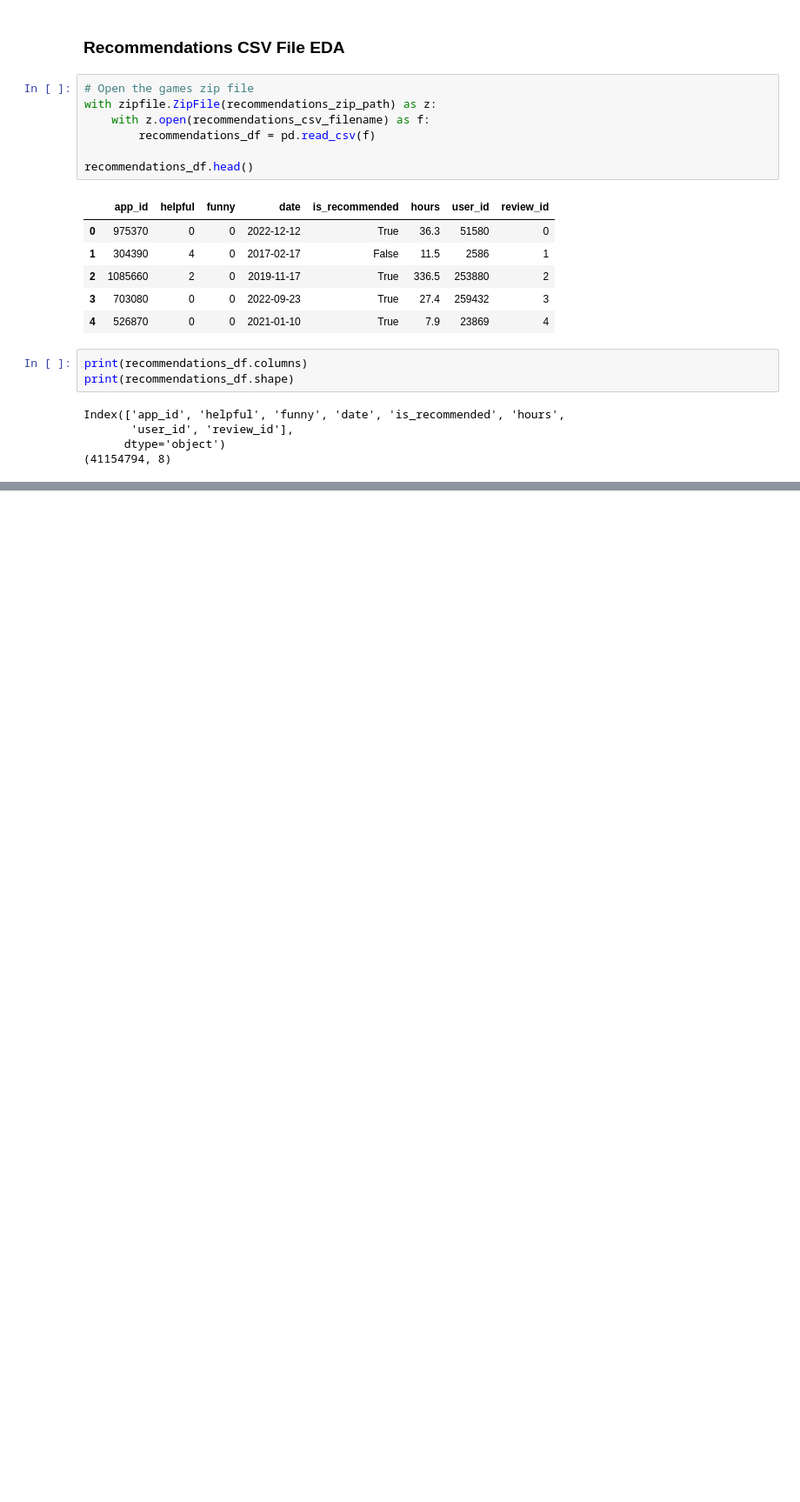
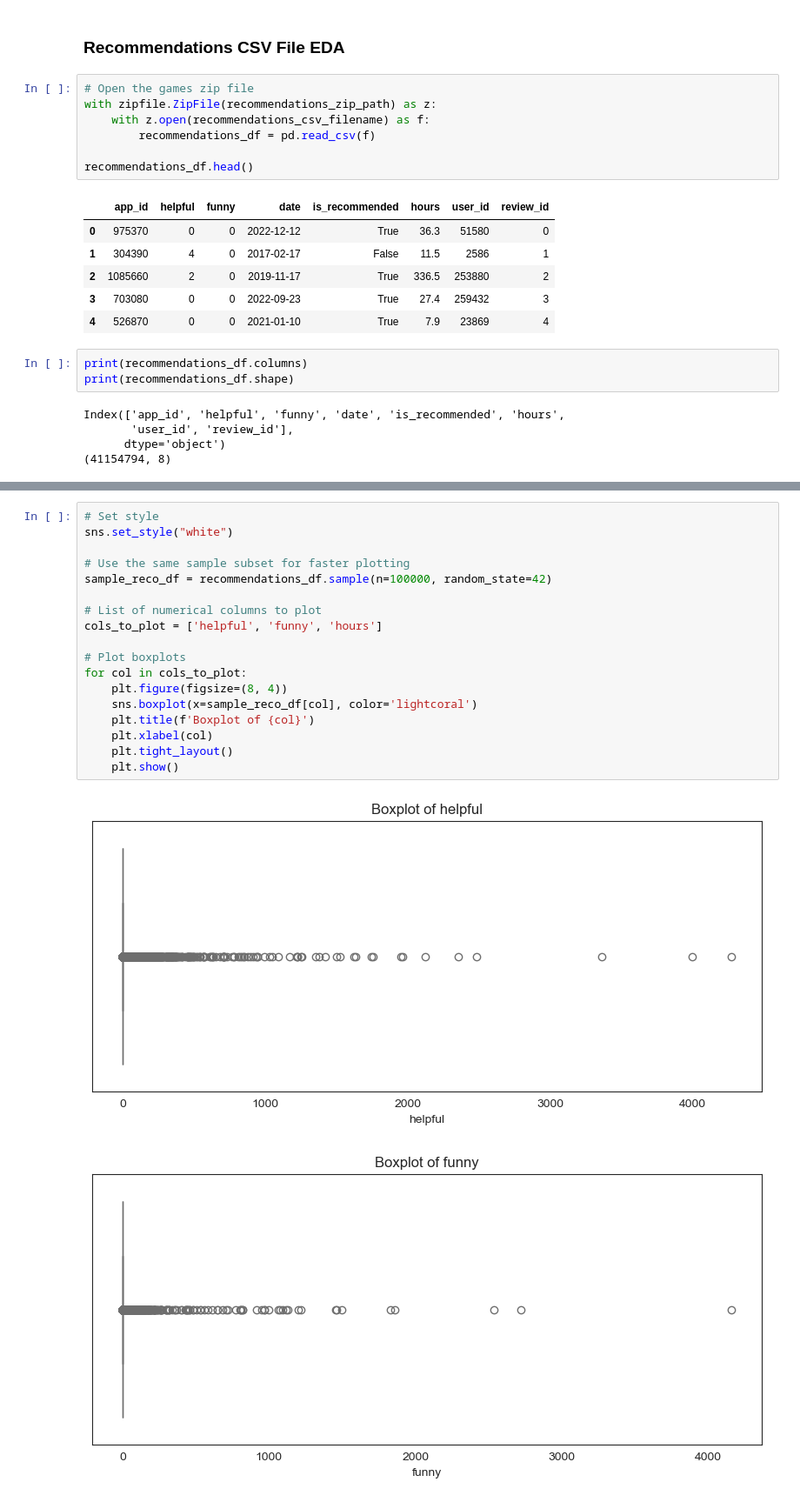
Before and after one commit to xiaojun1402/Recsys_Steam_Games, a Jupyter notebook: eda.ipynb, the cells around one changed output, grey strips where cells are left out. Shown at 87% size. Cells and saved outputs as stored; diff of their text form; blank space fills up the shorter version.

```diff
--- a/eda.ipynb
+++ b/eda.ipynb
@@ -445,0 +556,21 @@ Index(['app_id', 'helpful', 'funny', 'date', 'is_recommended', 'hours',
+# %%
+# Set style
+sns.set_style("white")
+
+# Use the same sample subset for faster plotting
+sample_reco_df = recommendations_df.sample(n=100000, random_state=42)
+
+# List of numerical columns to plot
+cols_to_plot = ['helpful', 'funny', 'hours']
+
+# Plot boxplots
+for col in cols_to_plot:
+    plt.figure(figsize=(8, 4))
+    sns.boxplot(x=sample_reco_df[col], color='lightcoral')
+    plt.title(f'Boxplot of {col}')
+    plt.xlabel(col)
+    plt.tight_layout()
+    plt.show()
+# %% [output]
+[figure, added]
+[figure, added]
```
Also changed, not shown: parts of 19 cells of this notebook.
